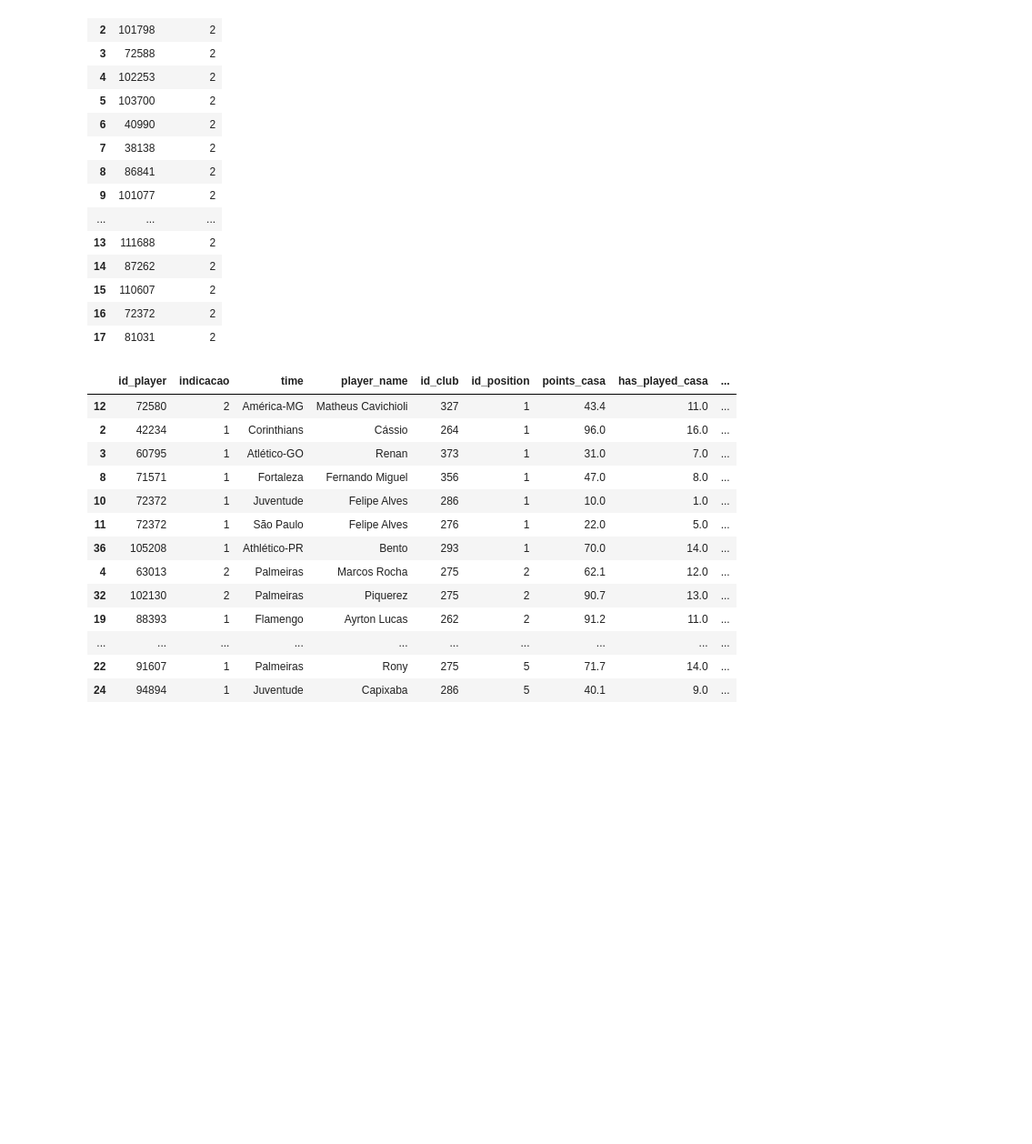
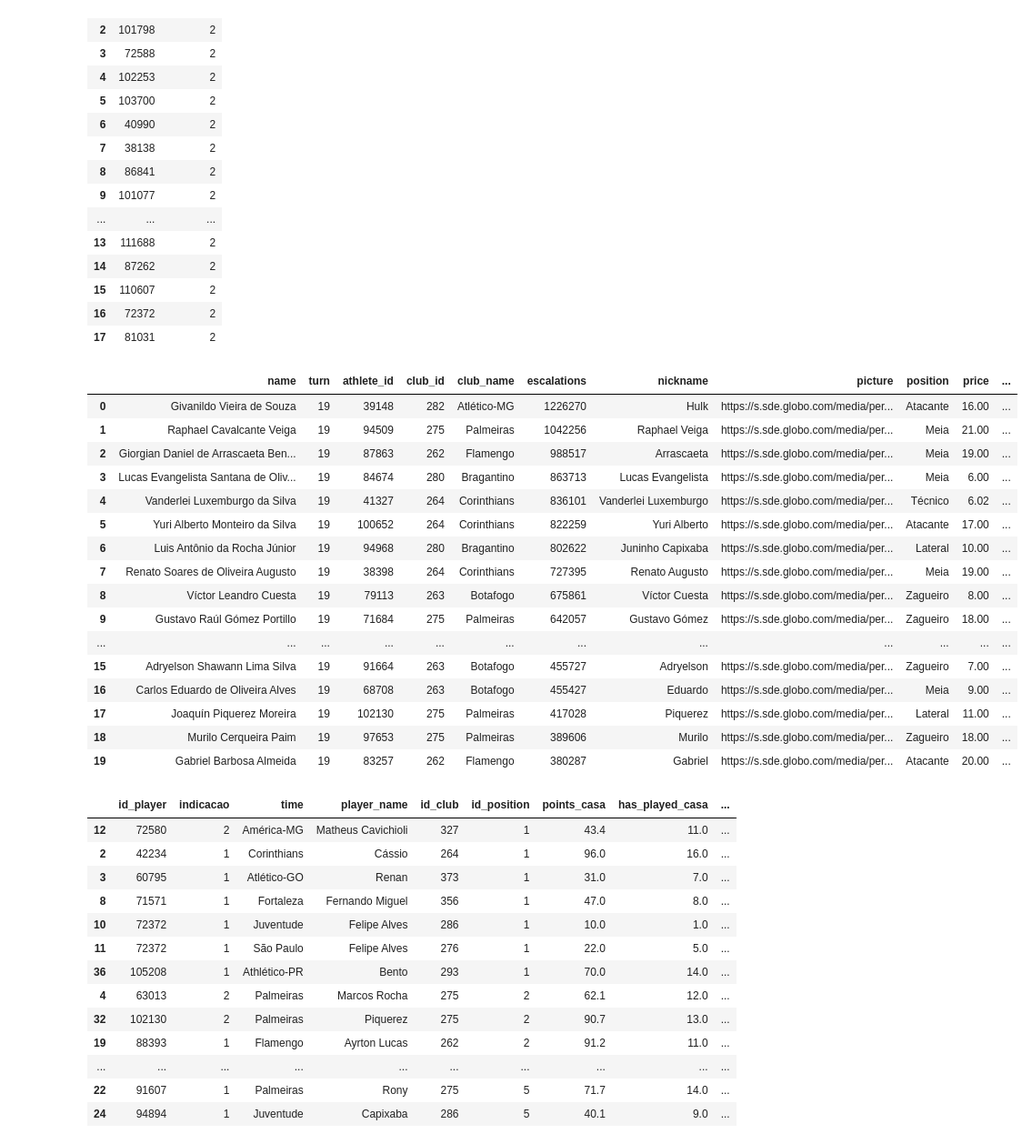
Before and after one commit to eleflow/estudo_cartola, a Jupyter notebook: notebooks/analises.ipynb, the cells around one changed output. Shown at 91% size. Saved outputs shown, nothing was run; the diff lists cells and outputs as text; code cells hidden in the pictures; blank space fills up the shorter version.

```diff
--- a/notebooks/analises.ipynb
+++ b/notebooks/analises.ipynb
@@ -573,0 +834,6 @@ df_candidatos
+# %%
+from pymongo.mongo_client import MongoClient
+from pymongo.server_api import ServerApi
+uri = 'mongodb+srv://cartola:KviRXBGfOr8FNZYV@cluster0.zns1a.mongodb.net/?retryWrites=true&w=majority'
+client = MongoClient(uri, server_api=ServerApi('1'))
+database = client['cartola']
@@ -627,6 +972,30 @@ df_teste[df_teste['id_player']==2]
 | 15 | 110607 | 2 |
 | 16 | 72372 | 2 |
 | 17 | 81031 | 2 |
+# %%
+collection_mais_escolhidos = database['chosen']
+mais_escolhidos_list = [record for record in collection_mais_escolhidos.find({}, {'_id':0}) ]
+df_mais_escolhidos_mongo = pd.DataFrame(mais_escolhidos_list)
+# %%
+df_mais_escolhidos_mongo.sort_values('escalations', ascending=False)
+# %% [output]
+|  | name | turn | athlete_id | club_id | club_name | escalations | nickname | picture | position | price | ... |
+| 0 | Givanildo Vieira de Souza | 19 | 39148 | 282 | Atlético-MG | 1226270 | Hulk | https://s.sde.globo.com/media/per... | Atacante | 16.00 | ... |
+| 1 | Raphael Cavalcante Veiga | 19 | 94509 | 275 | Palmeiras | 1042256 | Raphael Veiga | https://s.sde.globo.com/media/per... | Meia | 21.00 | ... |
+| 2 | Giorgian Daniel de Arrascaeta Ben... | 19 | 87863 | 262 | Flamengo | 988517 | Arrascaeta | https://s.sde.globo.com/media/per... | Meia | 19.00 | ... |
+| 3 | Lucas Evangelista Santana de Oliv... | 19 | 84674 | 280 | Bragantino | 863713 | Lucas Evangelista | https://s.sde.globo.com/media/per... | Meia | 6.00 | ... |
+| 4 | Vanderlei Luxemburgo da Silva | 19 | 41327 | 264 | Corinthians | 836101 | Vanderlei Luxemburgo | https://s.sde.globo.com/media/per... | Técnico | 6.02 | ... |
+| 5 | Yuri Alberto Monteiro da Silva | 19 | 100652 | 264 | Corinthians | 822259 | Yuri Alberto | https://s.sde.globo.com/media/per... | Atacante | 17.00 | ... |
+| 6 | Luis Antônio da Rocha Júnior | 19 | 94968 | 280 | Bragantino | 802622 | Juninho Capixaba | https://s.sde.globo.com/media/per... | Lateral | 10.00 | ... |
+| 7 | Renato Soares de Oliveira Augusto | 19 | 38398 | 264 | Corinthians | 727395 | Renato Augusto | https://s.sde.globo.com/media/per... | Meia | 19.00 | ... |
+| 8 | Víctor Leandro Cuesta | 19 | 79113 | 263 | Botafogo | 675861 | Víctor Cuesta | https://s.sde.globo.com/media/per... | Zagueiro | 8.00 | ... |
+| 9 | Gustavo Raúl Gómez Portillo | 19 | 71684 | 275 | Palmeiras | 642057 | Gustavo Gómez | https://s.sde.globo.com/media/per... | Zagueiro | 18.00 | ... |
+| ... | ... | ... | ... | ... | ... | ... | ... | ... | ... | ... | ... |
+| 15 | Adryelson Shawann Lima Silva | 19 | 91664 | 263 | Botafogo | 455727 | Adryelson | https://s.sde.globo.com/media/per... | Zagueiro | 7.00 | ... |
+| 16 | Carlos Eduardo de Oliveira Alves | 19 | 68708 | 263 | Botafogo | 455427 | Eduardo | https://s.sde.globo.com/media/per... | Meia | 9.00 | ... |
+| 17 | Joaquín Piquerez Moreira | 19 | 102130 | 275 | Palmeiras | 417028 | Piquerez | https://s.sde.globo.com/media/per... | Lateral | 11.00 | ... |
+| 18 | Murilo Cerqueira Paim | 19 | 97653 | 275 | Palmeiras | 389606 | Murilo | https://s.sde.globo.com/media/per... | Zagueiro | 18.00 | ... |
+| 19 | Gabriel Barbosa Almeida | 19 | 83257 | 262 | Flamengo | 380287 | Gabriel | https://s.sde.globo.com/media/per... | Atacante | 20.00 | ... |
 # %%
 # %% [output]
 |  | id_player | indicacao | time | player_name | id_club | id_position | points_casa | has_played_casa | ... |
```
Also changed, not shown: parts of 77 cells of this notebook, 8 other files.
